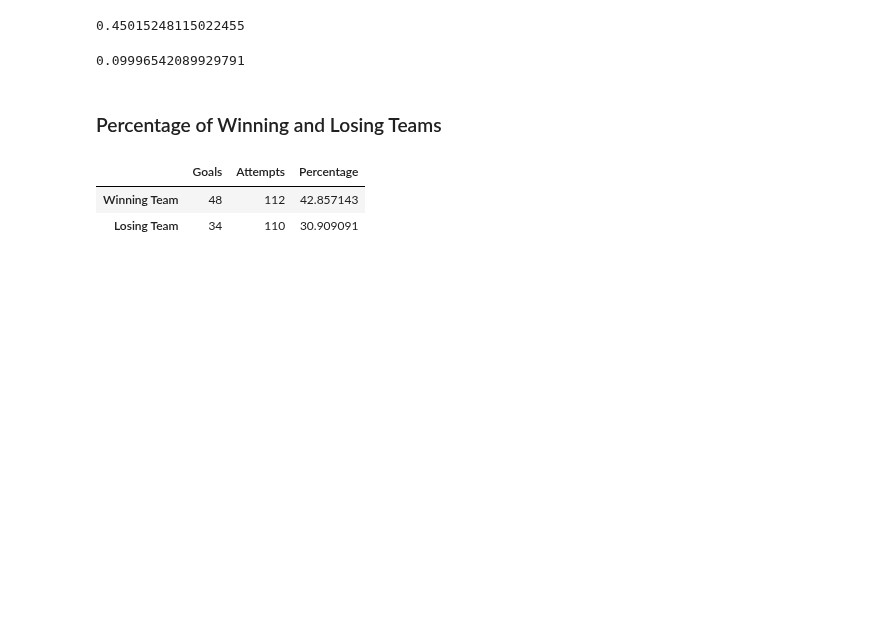
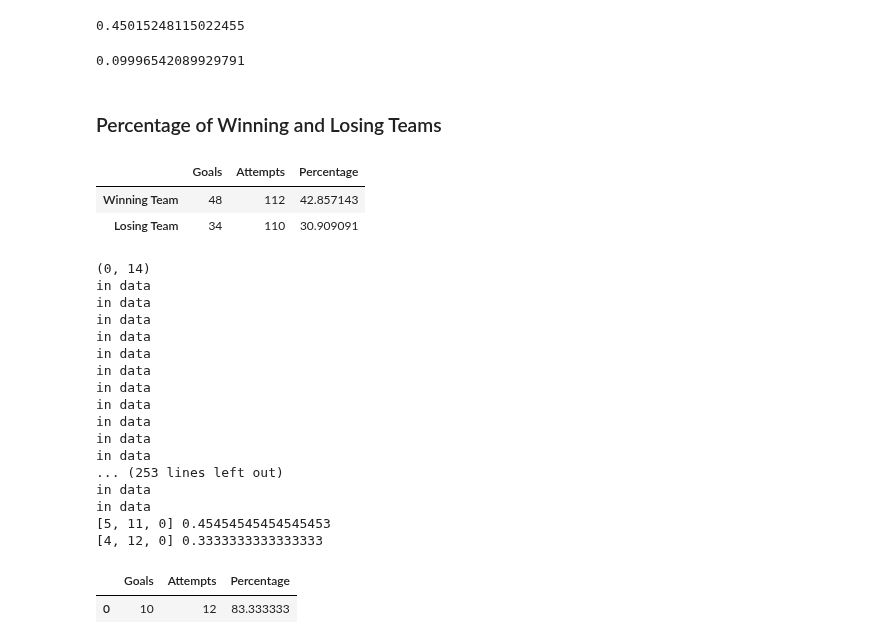
Before and after one commit to kevinshen1101/Water-Polo-Analytics, a Jupyter notebook: final_report/final_analysis.ipynb, the cells around one changed output. Saved outputs shown, nothing was run; the diff lists cells and outputs as text; code cells hidden in the pictures; blank space fills up the shorter version.

Commit message:
Added winning team has higher conversion rate

```diff
--- a/final_report/final_analysis.ipynb
+++ b/final_report/final_analysis.ipynb
@@ -1007,3 +1008,53 @@ conversion_based_on_result(df)
 |  | Goals | Attempts | Percentage |
 | Winning Team | 48 | 112 | 42.857143 |
 | Losing Team | 34 | 110 | 30.909091 |
+# %%
+def winning_team_higher_percentage(df):
+    winning_team_data = [0, 0, 0]
+    losing_team_data = [0, 0, 0]
+    game_data = [0, 0, 0]
+    for game_range in game_results:
+        print(game_range)
+        for i in range(game_range[0], game_range[1]):
+            print("in data")
+            if game_results[game_range].index(df.iloc[i]['Team'].strip()) == 0:
+                winning_team_data[0] += df.iloc[i]['Goal']
+                winning_team_data[1] += 1
+            else:
+                losing_team_data[0] += df.iloc[i]['Goal']
+                losing_team_data[1] += 1
+        game_data[1] += 1
+        if winning_team_data[0]/winning_team_data[1] >= losing_team_data[0]/losing_team_data[1]:
+            game_data[0] += 1
+        print(winning_team_data, winning_team_data[0]/winning_team_data[1])
+        print(losing_team_data, losing_team_data[0]/losing_team_data[1])
+        print(" ")
+        winning_team_data = [0, 0, 0]
+        losing_team_data = [0, 0, 0]
+    game_data[2] = game_data[0]/game_data[1] * 100
+    results_df = pd.DataFrame({'Goals':[game_data[0]],'Attempts':[game_data[1]],
+                               'Percentage':[game_data[2]]})
+#     results_df.rename(index={0:'Winning Team', 1:'Losing Team'},inplace=True)
+    return results_df
+# %%
+winning_team_higher_percentage(df)
+# %% [output]
+(0, 14)
+in data
+in data
+in data
+in data
+in data
+in data
+in data
+in data
+in data
+in data
+in data
+... (253 lines left out)
+in data
+in data
+[5, 11, 0] 0.45454545454545453
+[4, 12, 0] 0.3333333333333333
+|  | Goals | Attempts | Percentage |
+| 0 | 10 | 12 | 83.333333 |
```
Also changed, not shown: parts of 3 cells of this notebook.
